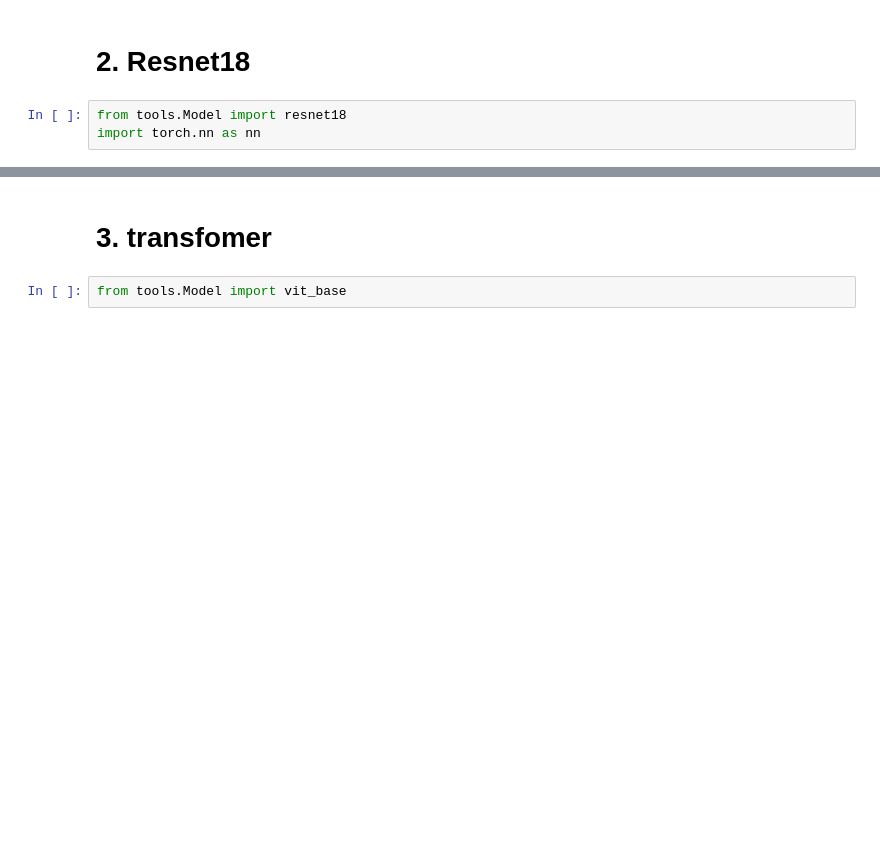
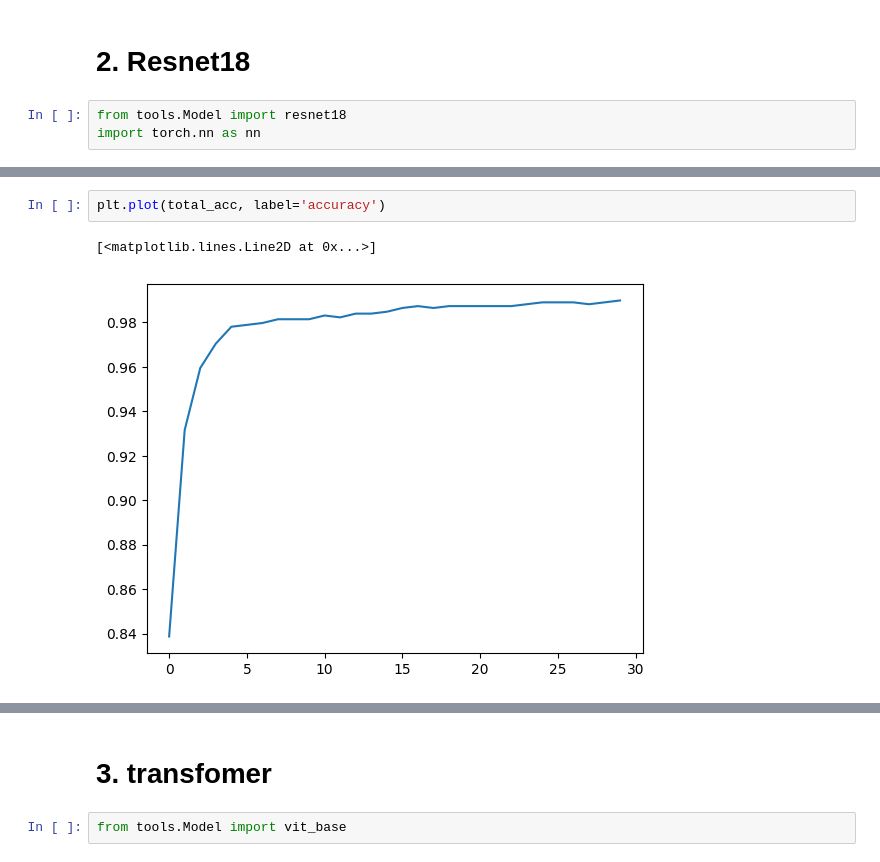
Before and after one commit to uichan8/Neural_Networks_final_project, a Jupyter notebook: main.ipynb, the cells around one changed output, grey strips where cells are left out. Drawn from its saved outputs; the diff is of its cells as text; blank space fills up the shorter version.

```diff
--- a/main.ipynb
+++ b/main.ipynb
@@ -102,0 +132,5 @@ Accuracy 0.5405405405405406
+# %%
+plt.plot(total_acc, label='accuracy')
+# %% [output]
+[<matplotlib.lines.Line2D at 0x...>]
+[figure, added]
```
Also changed, not shown: parts of 10 cells of this notebook, 16 other files.
